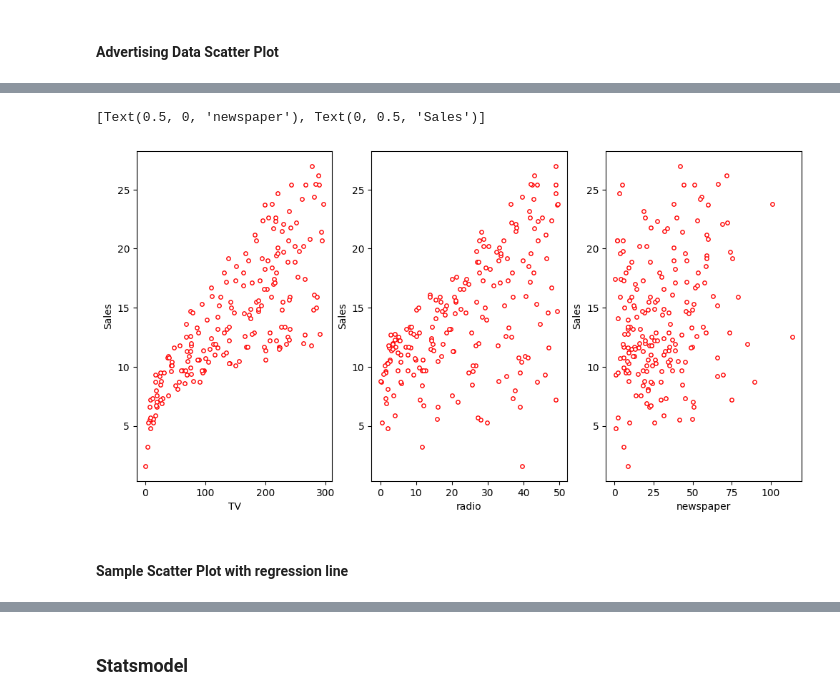
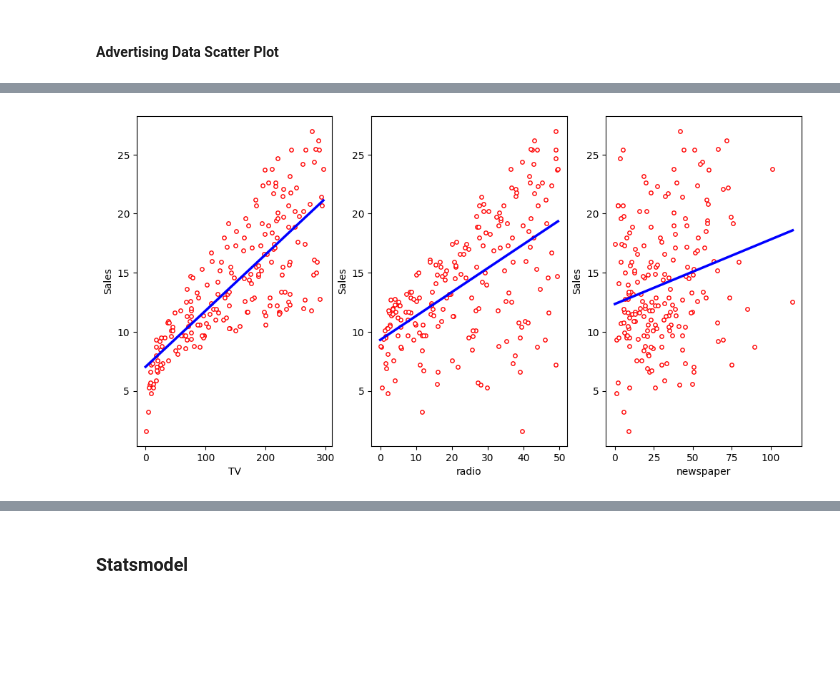
Before and after one commit to SamNgigi/ISLP, a Jupyter notebook: my_notes/Ch03_linreg-Copy1.ipynb, the cells around one changed output, grey strips where cells are left out. Cells and saved outputs as stored; diff of their text form; code cells hidden in the pictures; blank space fills up the shorter version.

Commit message:
[feat]: Adds regression line to sales vs tv, radio and newspaper

```diff
--- a/my_notes/Ch03_linreg-Copy1.ipynb
+++ b/my_notes/Ch03_linreg-Copy1.ipynb
@@ -67,17 +82,29 @@ ad_data.head()
 # %%
-Tv_slope, Tv_intercept = np.polyfit(ad_data[])
+# Fit linear regression via least squares with a polynomial degree of 1 (linear fit)
+# TV regression line
+Tv_slope, Tv_intercept = np.polyfit(ad_data['TV'], ad_data['sales'], deg=1)
+Tv_xseq = np.linspace(0, ad_data['TV'].max(), num=ad_data.shape[0])
 
+# Radio regression line
+radio_slope, radio_intercept = np.polyfit(ad_data['radio'], ad_data['sales'], deg=1)
+radio_xseq = np.linspace(0, ad_data['radio'].max(), num=ad_data.shape[0])
+
+# newspaper regression line
+newspaper_slope, newspaper_intercept = np.polyfit(ad_data['newspaper'], ad_data['sales'], deg=1)
+newspaper_xseq = np.linspace(0, ad_data['newspaper'].max(), num=ad_data.shape[0])
 
 
 fig, (ax1, ax2, ax3) = plt.subplots(nrows = 1, ncols=3, figsize = (12, 6))
 ax1.scatter(ad_data['TV'], ad_data['sales'], s=15, c='1', edgecolors='r');
+ax1.plot(Tv_xseq, Tv_intercept+Tv_slope*Tv_xseq, color='b', lw=2.5);
 ax1.set(xlabel="TV", ylabel="Sales")
+
 ax2.scatter(ad_data['radio'], ad_data['sales'], s=15, c='1', edgecolors='r');
+ax2.plot(radio_xseq, radio_intercept+radio_slope*radio_xseq, color='b', lw=2.5);
 ax2.set(xlabel="radio", ylabel="Sales")
+
 ax3.scatter(ad_data['newspaper'], ad_data['sales'], s=15, c='1', edgecolors='r');
-ax3.set(xlabel="newspaper", ylabel="Sales")
+ax3.plot(newspaper_xseq, newspaper_intercept+newspaper_slope*newspaper_xseq, color='b', lw=2.5);
+ax3.set(xlabel="newspaper", ylabel="Sales");
 # %% [output]
-[Text(0.5, 0, 'newspaper'), Text(0, 0.5, 'Sales')]
-[figure, old version]
+[figure, new version]
-# %% [markdown]
-#### Sample Scatter Plot with regression line
```
Also changed, not shown: parts of 3 cells of this notebook, 1 other file.
